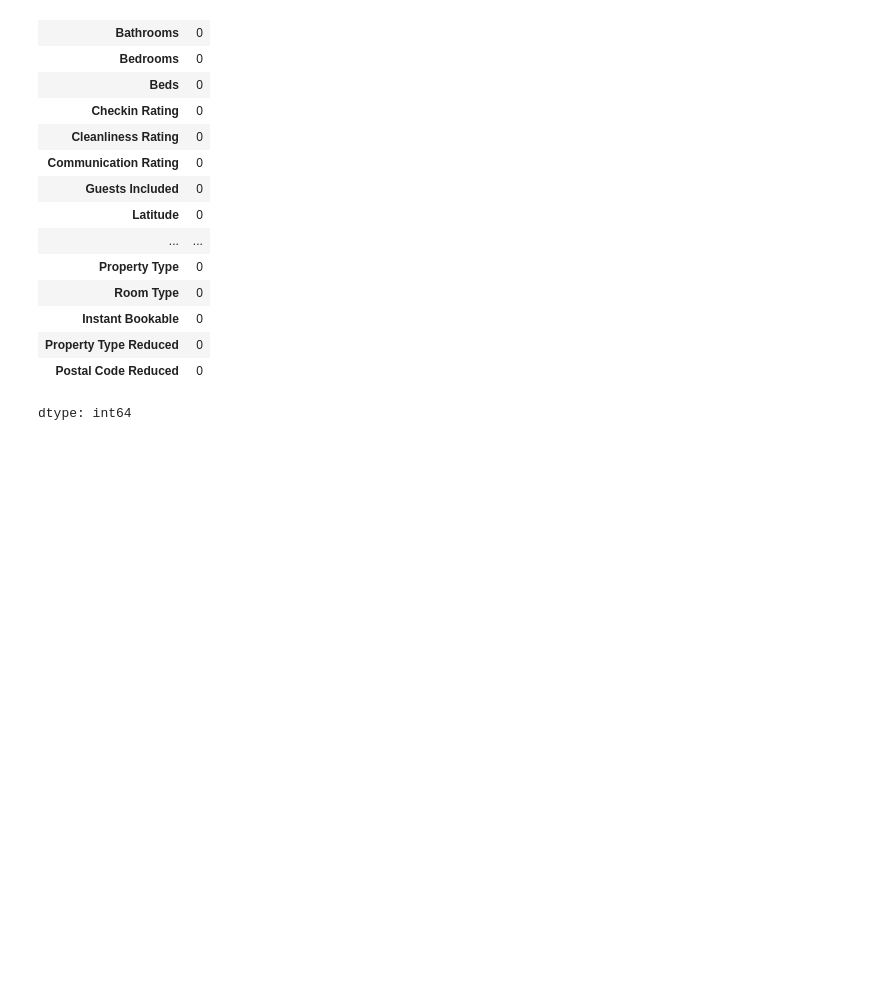
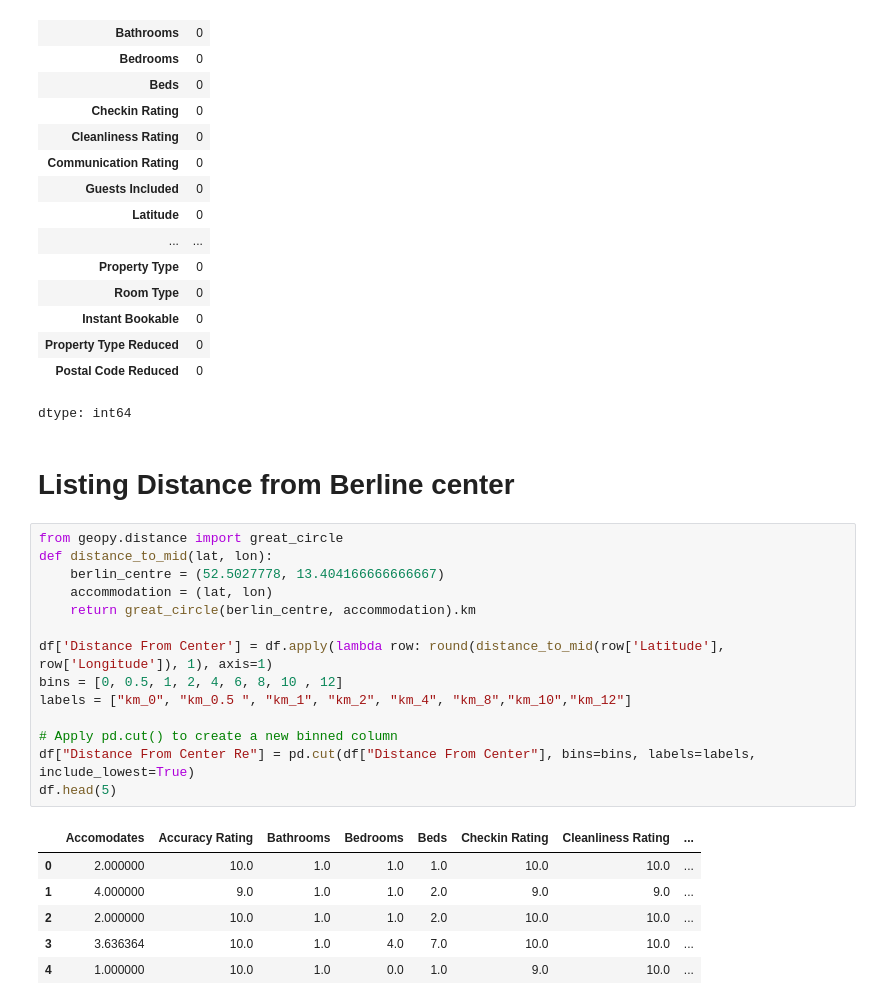
Before and after one commit to hajyhia/Airbnb_Berlin_Price_predic, a Jupyter notebook: Airbnb_Berlin_Price_Pedict_Feature_Engineering.ipynb, the cells around one changed output. Drawn from its saved outputs; the diff is of its cells as text; blank space fills up the shorter version.

```diff
--- a/Airbnb_Berlin_Price_Pedict_Feature_Engineering.ipynb
+++ b/Airbnb_Berlin_Price_Pedict_Feature_Engineering.ipynb
@@ -92,3 +92,26 @@ df.isnull().sum()
 | Property Type Reduced | 0 |
 | Postal Code Reduced | 0 |
 dtype: int64
+# %% [markdown]
+# Listing Distance from Berline center
+# %%
+from geopy.distance import great_circle
+def distance_to_mid(lat, lon):
+    berlin_centre = (52.5027778, 13.404166666666667)
+    accommodation = (lat, lon)
+    return great_circle(berlin_centre, accommodation).km
+
+df['Distance From Center'] = df.apply(lambda row: round(distance_to_mid(row['Latitude'], row['Longitude']), 1), axis=1)
+bins = [0, 0.5, 1, 2, 4, 6, 8, 10 , 12]
+labels = ["km_0", "km_0.5 ", "km_1", "km_2", "km_4", "km_8","km_10","km_12"]
+
+# Apply pd.cut() to create a new binned column
+df["Distance From Center Re"] = pd.cut(df["Distance From Center"], bins=bins, labels=labels, include_lowest=True)
+df.head(5)
+# %% [output]
+|  | Accomodates | Accuracy Rating | Bathrooms | Bedrooms | Beds | Checkin Rating | Cleanliness Rating | ... |
+| 0 | 2.000000 | 10.0 | 1.0 | 1.0 | 1.0 | 10.0 | 10.0 | ... |
+| 1 | 4.000000 | 9.0 | 1.0 | 1.0 | 2.0 | 9.0 | 9.0 | ... |
+| 2 | 2.000000 | 10.0 | 1.0 | 1.0 | 2.0 | 10.0 | 10.0 | ... |
+| 3 | 3.636364 | 10.0 | 1.0 | 4.0 | 7.0 | 10.0 | 10.0 | ... |
+| 4 | 1.000000 | 10.0 | 1.0 | 0.0 | 1.0 | 9.0 | 10.0 | ... |
```
Also changed, not shown: parts of 8 cells of this notebook.
